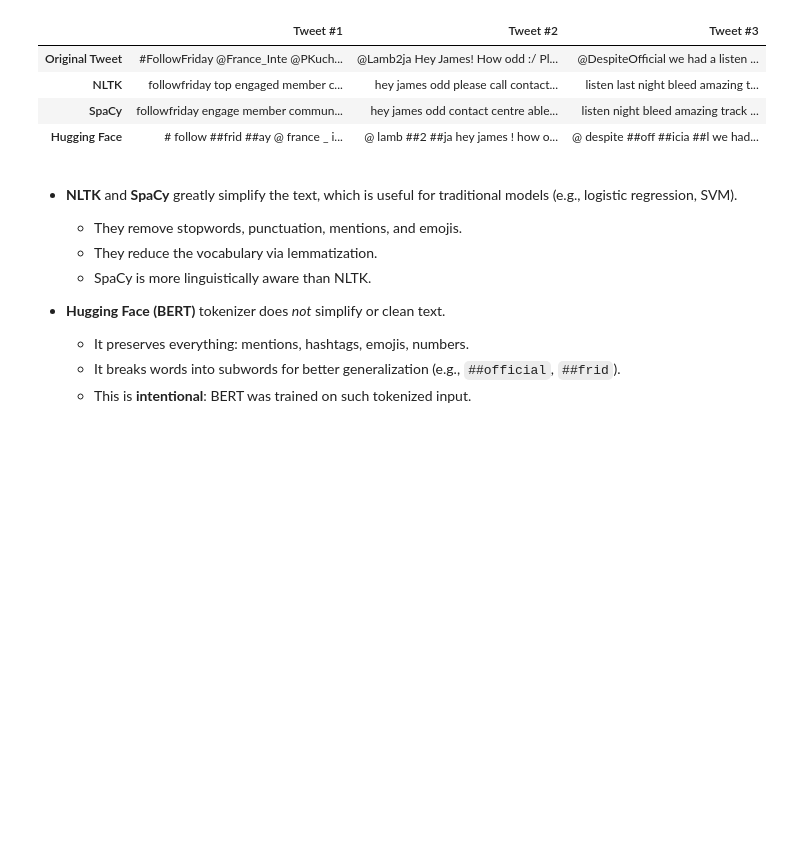
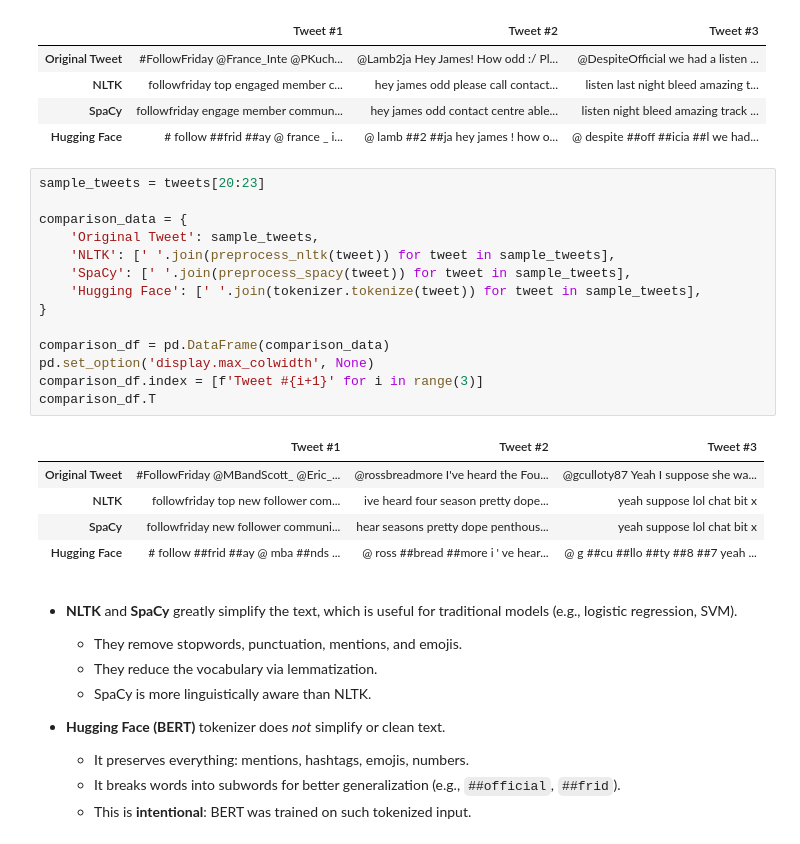
Before and after one commit to TarneemAlaa1/text-preprocessing-nlp, a Jupyter notebook: text-preprocessing-nlp.ipynb, the cells around one changed output. Cells and saved outputs as stored; diff of their text form; blank space fills up the shorter version.

```diff
--- a/text-preprocessing-nlp.ipynb
+++ b/text-preprocessing-nlp.ipynb
@@ -754,6 +754,26 @@ comparison_df.T
 | NLTK | followfriday top engaged member c... | hey james odd please call contact... | listen last night bleed amazing t... |
 | SpaCy | followfriday engage member commun... | hey james odd contact centre able... | listen night bleed amazing track ... |
 | Hugging Face | # follow ##frid ##ay @ france _ i... | @ lamb ##2 ##ja hey james ! how o... | @ despite ##off ##icia ##l we had... |
+# %%
+sample_tweets = tweets[20:23]
+
+comparison_data = {
+    'Original Tweet': sample_tweets,
+    'NLTK': [' '.join(preprocess_nltk(tweet)) for tweet in sample_tweets],
+    'SpaCy': [' '.join(preprocess_spacy(tweet)) for tweet in sample_tweets],
+    'Hugging Face': [' '.join(tokenizer.tokenize(tweet)) for tweet in sample_tweets],
+}
+
+comparison_df = pd.DataFrame(comparison_data)
+pd.set_option('display.max_colwidth', None)
+comparison_df.index = [f'Tweet #{i+1}' for i in range(3)]
+comparison_df.T
+# %% [output]
+|  | Tweet #1 | Tweet #2 | Tweet #3 |
+| Original Tweet | #FollowFriday @MBandScott_ @Eric_... | @rossbreadmore I've heard the Fou... | @gculloty87 Yeah I suppose she wa... |
+| NLTK | followfriday top new follower com... | ive heard four season pretty dope... | yeah suppose lol chat bit x |
+| SpaCy | followfriday new follower communi... | hear seasons pretty dope penthous... | yeah suppose lol chat bit x |
+| Hugging Face | # follow ##frid ##ay @ mba ##nds ... | @ ross ##bread ##more i ' ve hear... | @ g ##cu ##llo ##ty ##8 ##7 yeah ... |
 # %% [markdown]
 - **NLTK** and **SpaCy** greatly simplify the text, which is useful for traditional models (e.g., logistic regression, SVM).
   - They remove stopwords, punctuation, mentions, and emojis.
```
Also changed, not shown: 1 other file.
